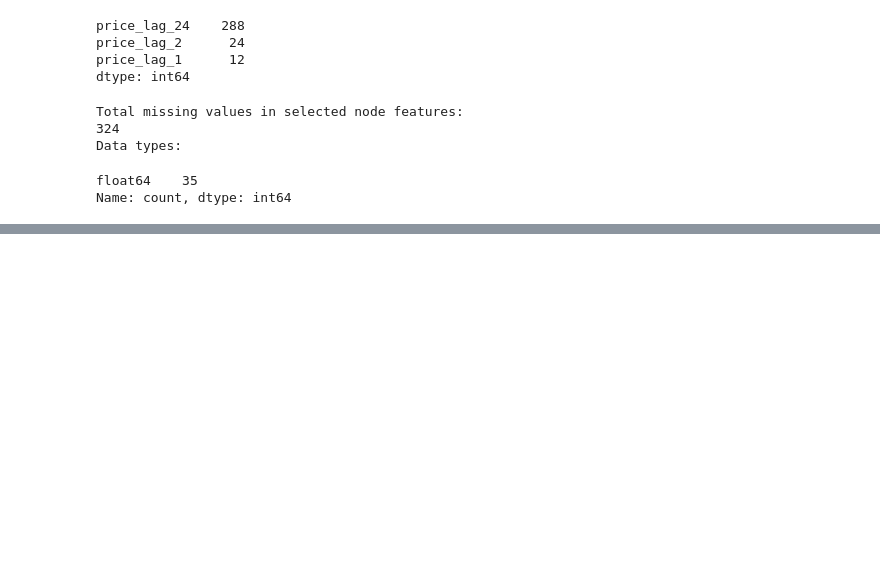
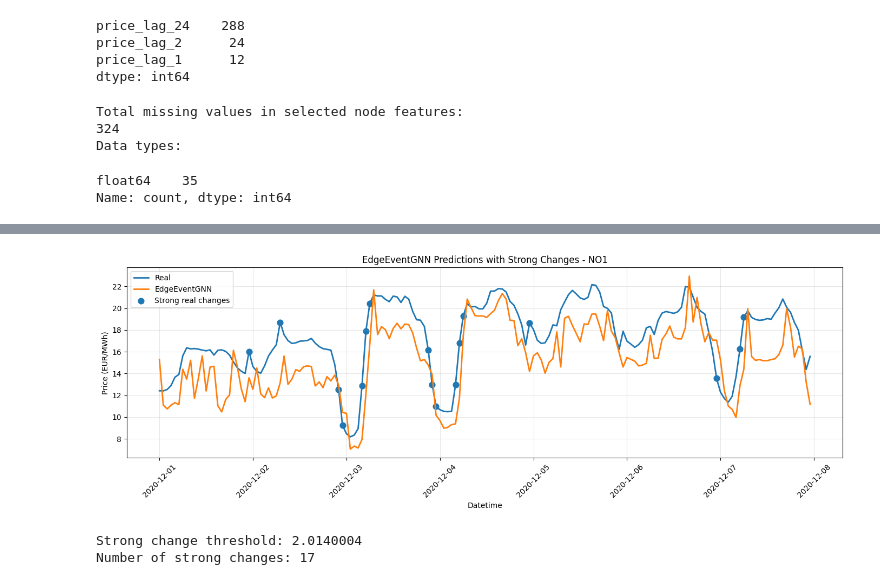
Before and after one commit to huugoox/tfg, a Jupyter notebook: notebooks/10_GNN_edge_events.ipynb, the cells around one changed output, grey strips where cells are left out. Saved outputs shown, nothing was run; the diff lists cells and outputs as text; code cells hidden in the pictures; blank space fills up the shorter version.

```diff
--- a/notebooks/10_GNN_edge_events.ipynb
+++ b/notebooks/10_GNN_edge_events.ipynb
@@ -1712,0 +1928,65 @@ for zone_to_plot in sorted(results_edge_events["zone_code"].unique()):
+# %%
+# ============================================================
+# 27. PLOT EDGE EVENT GNN WITH STRONG CHANGES MARKED
+# ============================================================
+
+zone_to_plot = "NO1"
+
+plot_df = (
+    results_edge_event_gnn
+    [results_edge_event_gnn["zone_code"] == zone_to_plot]
+    .sort_values("datetime")
+    .copy()
+)
+
+# Compute absolute real price changes for this zone
+plot_df["true_delta"] = plot_df["y_true"].diff()
+plot_df["abs_true_delta"] = plot_df["true_delta"].abs()
+
+# Strong change threshold for this zone
+zone_delta_p90 = plot_df["abs_true_delta"].quantile(0.90)
+
+plot_df["strong_change"] = plot_df["abs_true_delta"] > zone_delta_p90
+
+plt.figure(figsize=(14, 5))
+
+plt.plot(
+    plot_df["datetime"],
+    plot_df["y_true"],
+    label="Real",
+    linewidth=2
+)
+
+plt.plot(
+    plot_df["datetime"],
+    plot_df["y_pred"],
+    label="EdgeEventGNN",
+    linewidth=2
+)
+
+# Mark strong changes
+strong_df = plot_df[plot_df["strong_change"]]
+
+plt.scatter(
+    strong_df["datetime"],
+    strong_df["y_true"],
+    label="Strong real changes",
+    s=60,
+    marker="o"
+)
+
+plt.title(f"EdgeEventGNN Predictions with Strong Changes - {zone_to_plot}")
+plt.xlabel("Datetime")
+plt.ylabel("Price (EUR/MWh)")
+plt.legend()
+plt.grid(True, alpha=0.3)
+plt.xticks(rotation=45)
+plt.tight_layout()
+plt.show()
+
+print("Strong change threshold:", zone_delta_p90)
+print("Number of strong changes:", plot_df["strong_change"].sum())
+# %% [output]
+[figure, added]
+Strong change threshold: 2.0140004
+Number of strong changes: 17
```
Also changed, not shown: parts of 44 cells of this notebook.
